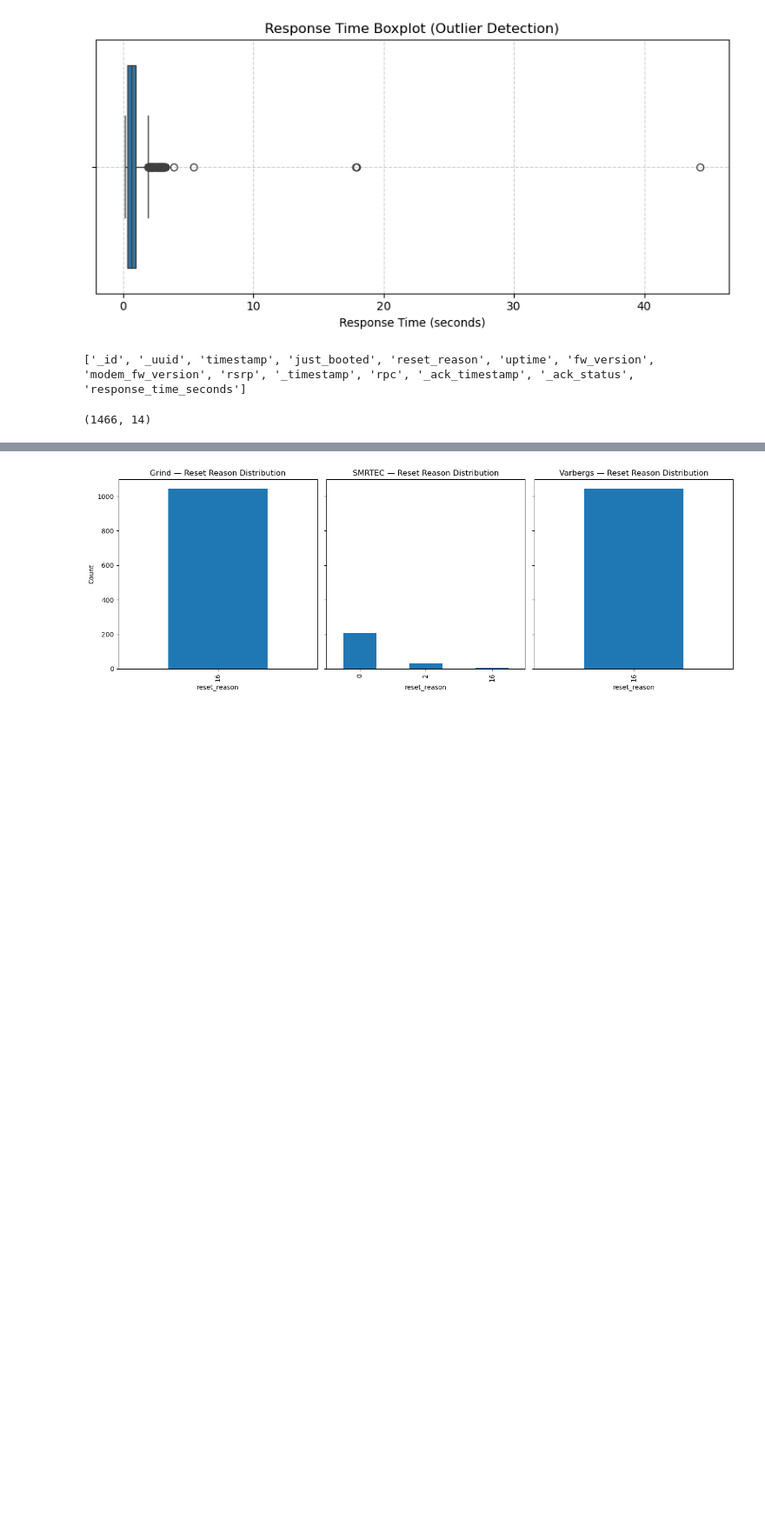
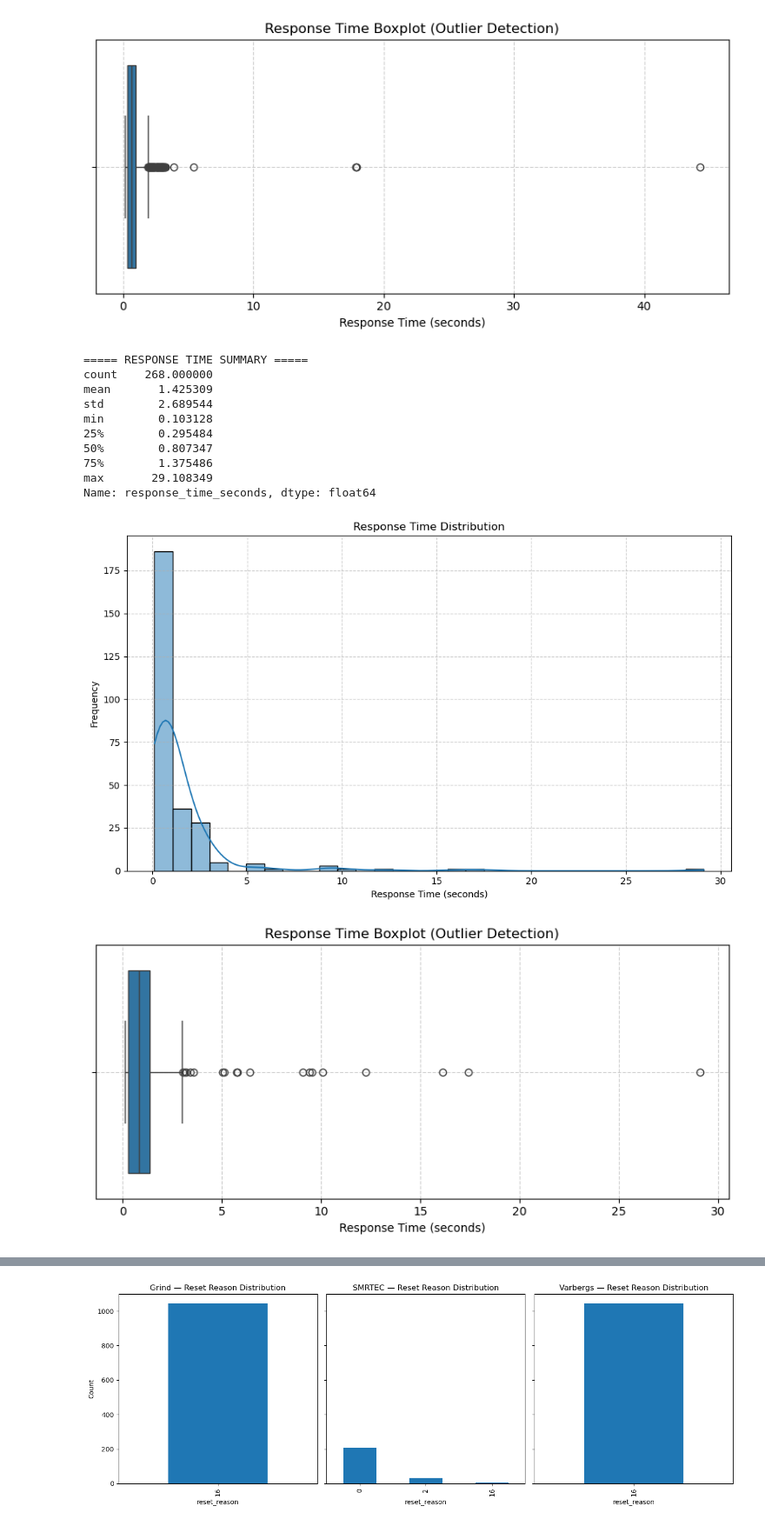
Before and after one commit to yuliaresina/lia_test_arena_, a Jupyter notebook: test_eda_fixed.ipynb, the cells around one changed output, grey strips where cells are left out. Shown at 87% size. Saved outputs shown, nothing was run; the diff lists cells and outputs as text; code cells hidden in the pictures; blank space fills up the shorter version.

Commit message:
new graphs

```diff
--- a/test_eda_fixed.ipynb
+++ b/test_eda_fixed.ipynb
@@ -376,20 +376,62 @@ Name: response_time_seconds, dtype: float64
 # %%
 # ==============================================
 #  Response Time Distribution Analysis VARBERGS
 # ==============================================
 
 import pandas as pd
 import matplotlib.pyplot as plt
 import seaborn as sns
 
 # --- Load Data ---
 file_path = "3_enheterna_output_folder/Enhets data - Varbergs boxningsklubb_combined.csv"  # adjust path if needed
 df = pd.read_csv(file_path)
-print(df.columns.tolist())
-df.shape
+
+# --- Data Cleaning ---
+# Focus on RPC entries that have response times
+df_rpcs = df[df['response_time_seconds'].notna()].copy()
+
+# Convert response_time_seconds to numeric (if not already)
+df_rpcs['response_time_seconds'] = pd.to_numeric(df_rpcs['response_time_seconds'], errors='coerce')
+
+# Drop invalid or zero values
+df_rpcs = df_rpcs[df_rpcs['response_time_seconds'] > 0]
+
+# --- Summary Statistics ---
+summary = df_rpcs['response_time_seconds'].describe()
+print("\n===== RESPONSE TIME SUMMARY =====")
+print(summary)
+
+# --- Plot Distribution ---
+plt.figure(figsize=(10, 6))
+sns.histplot(df_rpcs['response_time_seconds'], bins=30, kde=True)
+plt.title('Response Time Distribution')
+plt.xlabel('Response Time (seconds)')
+plt.ylabel('Frequency')
+plt.grid(True, linestyle='--', alpha=0.6)
+plt.tight_layout()
+plt.show()
+
+# --- Optional: Boxplot for Outliers ---
+plt.figure(figsize=(8, 4))
+sns.boxplot(x=df_rpcs['response_time_seconds'])
+plt.title('Response Time Boxplot (Outlier Detection)')
+plt.xlabel('Response Time (seconds)')
+plt.grid(True, linestyle='--', alpha=0.6)
+plt.tight_layout()
+plt.show()
 # %% [output]
-['_id', '_uuid', 'timestamp', 'just_booted', 'reset_reason', 'uptime', 'fw_version', 'modem_fw_version', 'rsrp', '_timestamp', 'rpc', '_ack_timestamp', '_ack_status', 'response_time_seconds']
+===== RESPONSE TIME SUMMARY =====
+count    268.000000
+mean       1.425309
+std        2.689544
+min        0.103128
+25%        0.295484
+50%        0.807347
+75%        1.375486
+max       29.108349
+Name: response_time_seconds, dtype: float64
-(1466, 14)
+[figure, added]
+[figure, added]
 # %%
 # ==============================================
 #  Response Time Distribution Analysis GRIND
```
Also changed, not shown: parts of 8 cells of this notebook, 3 other files.
